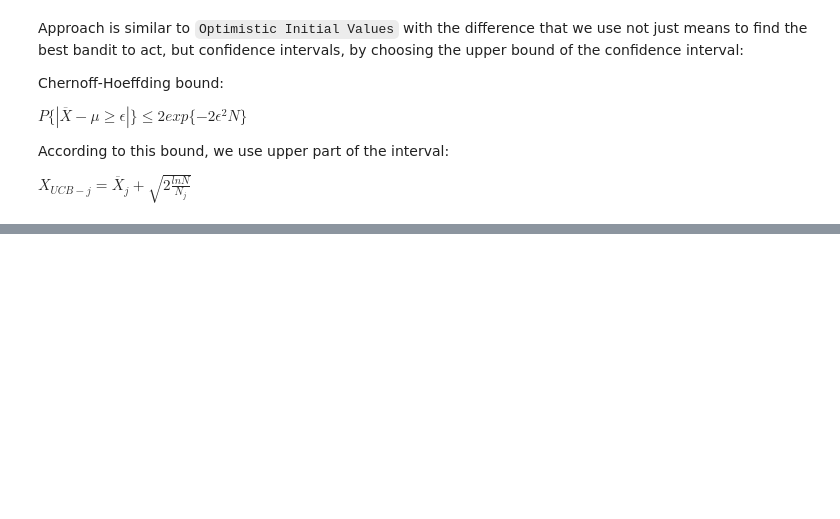
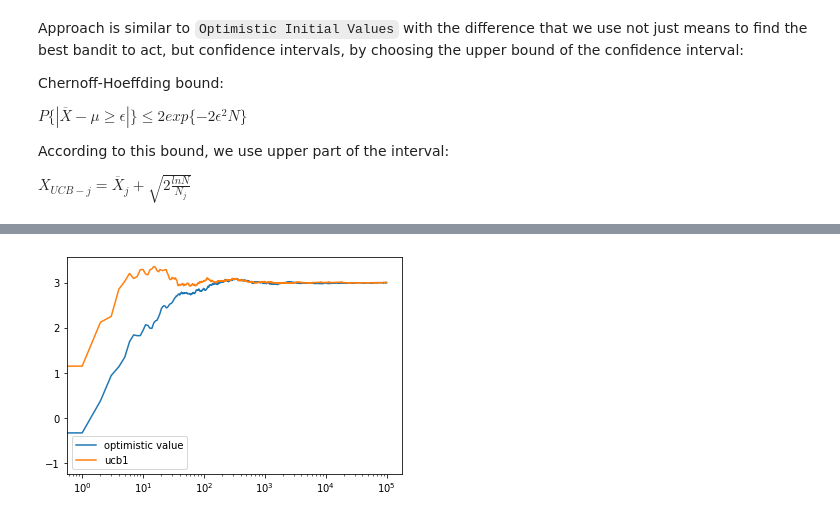
Before and after one commit to d4glushko/ReinforcementLearning, a Jupyter notebook: bandit/compare_algorithms.ipynb, the cells around one changed output, grey strips where cells are left out. Saved outputs shown, nothing was run; the diff lists cells and outputs as text; code cells hidden in the pictures; blank space fills up the shorter version.

```diff
--- a/bandit/compare_algorithms.ipynb
+++ b/bandit/compare_algorithms.ipynb
@@ -77,0 +87,8 @@ $X_{UCB-j} = \overline{X}_j + \sqrt{2\frac{lnN}{N_j}}$
+# %%
+plt.plot(c_avg_opt, label='optimistic value')
+plt.plot(c_avg_ucb, label='ucb1')
+plt.legend()
+plt.xscale('log')
+plt.show()
+# %% [output]
+[figure, added]
```
Also changed, not shown: parts of 9 cells of this notebook, 1 other file.
